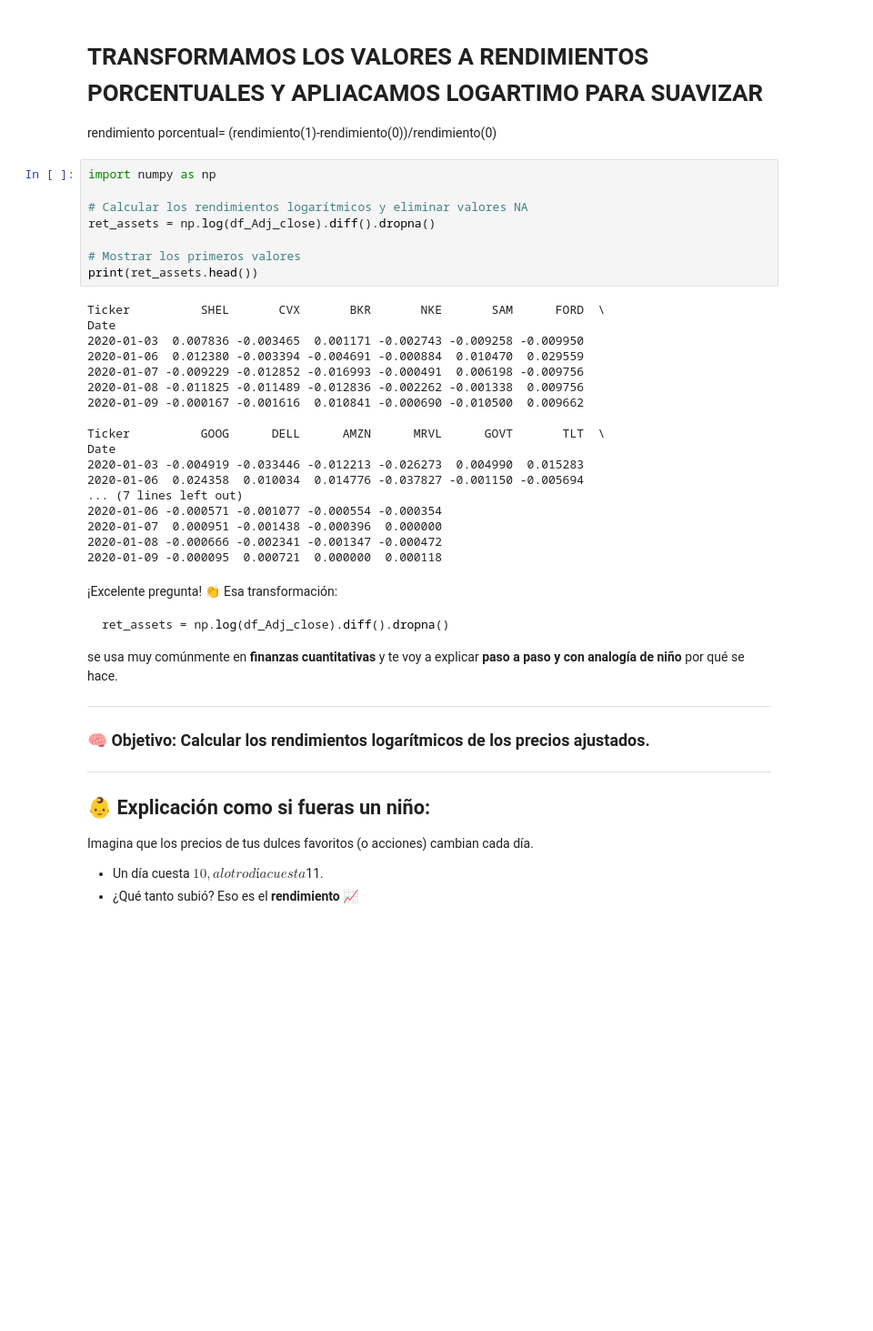
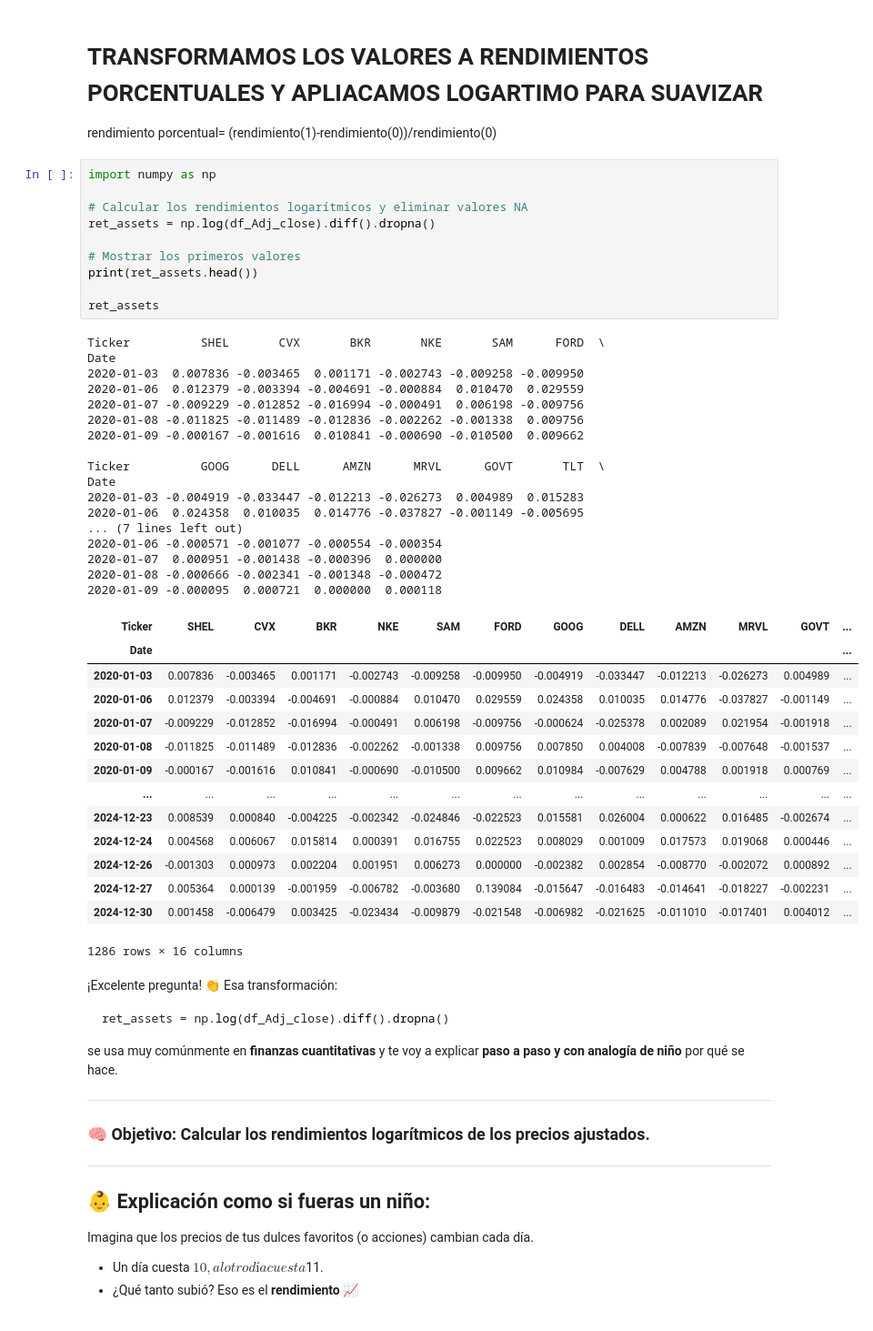
Before and after one commit to betospike/CORRELACION_ACTIVOS, a Jupyter notebook: Correlacion_de_activos.ipynb, the cells around one changed output. Shown at 91% size. Cells and saved outputs as stored; diff of their text form; blank space fills up the shorter version.

```diff
--- a/Correlacion_de_activos.ipynb
+++ b/Correlacion_de_activos.ipynb
@@ -251,29 +300,45 @@ rendimiento porcentual= (rendimiento(1)-rendimiento(0))/rendimiento(0)
 # %%
 import numpy as np
 
 # Calcular los rendimientos logarítmicos y eliminar valores NA
 ret_assets = np.log(df_Adj_close).diff().dropna()
 
 # Mostrar los primeros valores
 print(ret_assets.head())
+
+ret_assets
 # %% [output]
 Ticker          SHEL       CVX       BKR       NKE       SAM      FORD  \
 Date
 2020-01-03  0.007836 -0.003465  0.001171 -0.002743 -0.009258 -0.009950
-2020-01-06  0.012380 -0.003394 -0.004691 -0.000884  0.010470  0.029559
-2020-01-07 -0.009229 -0.012852 -0.016993 -0.000491  0.006198 -0.009756
+2020-01-06  0.012379 -0.003394 -0.004691 -0.000884  0.010470  0.029559
+2020-01-07 -0.009229 -0.012852 -0.016994 -0.000491  0.006198 -0.009756
 2020-01-08 -0.011825 -0.011489 -0.012836 -0.002262 -0.001338  0.009756
 2020-01-09 -0.000167 -0.001616  0.010841 -0.000690 -0.010500  0.009662
 
 Ticker          GOOG      DELL      AMZN      MRVL      GOVT       TLT  \
 Date
-2020-01-03 -0.004919 -0.033446 -0.012213 -0.026273  0.004990  0.015283
-2020-01-06  0.024358  0.010034  0.014776 -0.037827 -0.001150 -0.005694
+2020-01-03 -0.004919 -0.033447 -0.012213 -0.026273  0.004989  0.015283
+2020-01-06  0.024358  0.010035  0.014776 -0.037827 -0.001149 -0.005695
 ... (7 lines left out)
 2020-01-06 -0.000571 -0.001077 -0.000554 -0.000354
 2020-01-07  0.000951 -0.001438 -0.000396  0.000000
-2020-01-08 -0.000666 -0.002341 -0.001347 -0.000472
+2020-01-08 -0.000666 -0.002341 -0.001348 -0.000472
 2020-01-09 -0.000095  0.000721  0.000000  0.000118
+| Ticker | SHEL | CVX | BKR | NKE | SAM | FORD | GOOG | DELL | AMZN | MRVL | GOVT | ... |
+| Date |  |  |  |  |  |  |  |  |  |  |  | ... |
+| 2020-01-03 | 0.007836 | -0.003465 | 0.001171 | -0.002743 | -0.009258 | -0.009950 | -0.004919 | -0.033447 | -0.012213 | -0.026273 | 0.004989 | ... |
+| 2020-01-06 | 0.012379 | -0.003394 | -0.004691 | -0.000884 | 0.010470 | 0.029559 | 0.024358 | 0.010035 | 0.014776 | -0.037827 | -0.001149 | ... |
+| 2020-01-07 | -0.009229 | -0.012852 | -0.016994 | -0.000491 | 0.006198 | -0.009756 | -0.000624 | -0.025378 | 0.002089 | 0.021954 | -0.001918 | ... |
+| 2020-01-08 | -0.011825 | -0.011489 | -0.012836 | -0.002262 | -0.001338 | 0.009756 | 0.007850 | 0.004008 | -0.007839 | -0.007648 | -0.001537 | ... |
+| 2020-01-09 | -0.000167 | -0.001616 | 0.010841 | -0.000690 | -0.010500 | 0.009662 | 0.010984 | -0.007629 | 0.004788 | 0.001918 | 0.000769 | ... |
+| ... | ... | ... | ... | ... | ... | ... | ... | ... | ... | ... | ... | ... |
+| 2024-12-23 | 0.008539 | 0.000840 | -0.004225 | -0.002342 | -0.024846 | -0.022523 | 0.015581 | 0.026004 | 0.000622 | 0.016485 | -0.002674 | ... |
+| 2024-12-24 | 0.004568 | 0.006067 | 0.015814 | 0.000391 | 0.016755 | 0.022523 | 0.008029 | 0.001009 | 0.017573 | 0.019068 | 0.000446 | ... |
+| 2024-12-26 | -0.001303 | 0.000973 | 0.002204 | 0.001951 | 0.006273 | 0.000000 | -0.002382 | 0.002854 | -0.008770 | -0.002072 | 0.000892 | ... |
+| 2024-12-27 | 0.005364 | 0.000139 | -0.001959 | -0.006782 | -0.003680 | 0.139084 | -0.015647 | -0.016483 | -0.014641 | -0.018227 | -0.002231 | ... |
+| 2024-12-30 | 0.001458 | -0.006479 | 0.003425 | -0.023434 | -0.009879 | -0.021548 | -0.006982 | -0.021625 | -0.011010 | -0.017401 | 0.004012 | ... |
+1286 rows × 16 columns
 # %% [markdown]
 ¡Excelente pregunta! 👏 Esa transformación:
 
```
Also changed, not shown: parts of 29 cells of this notebook.
